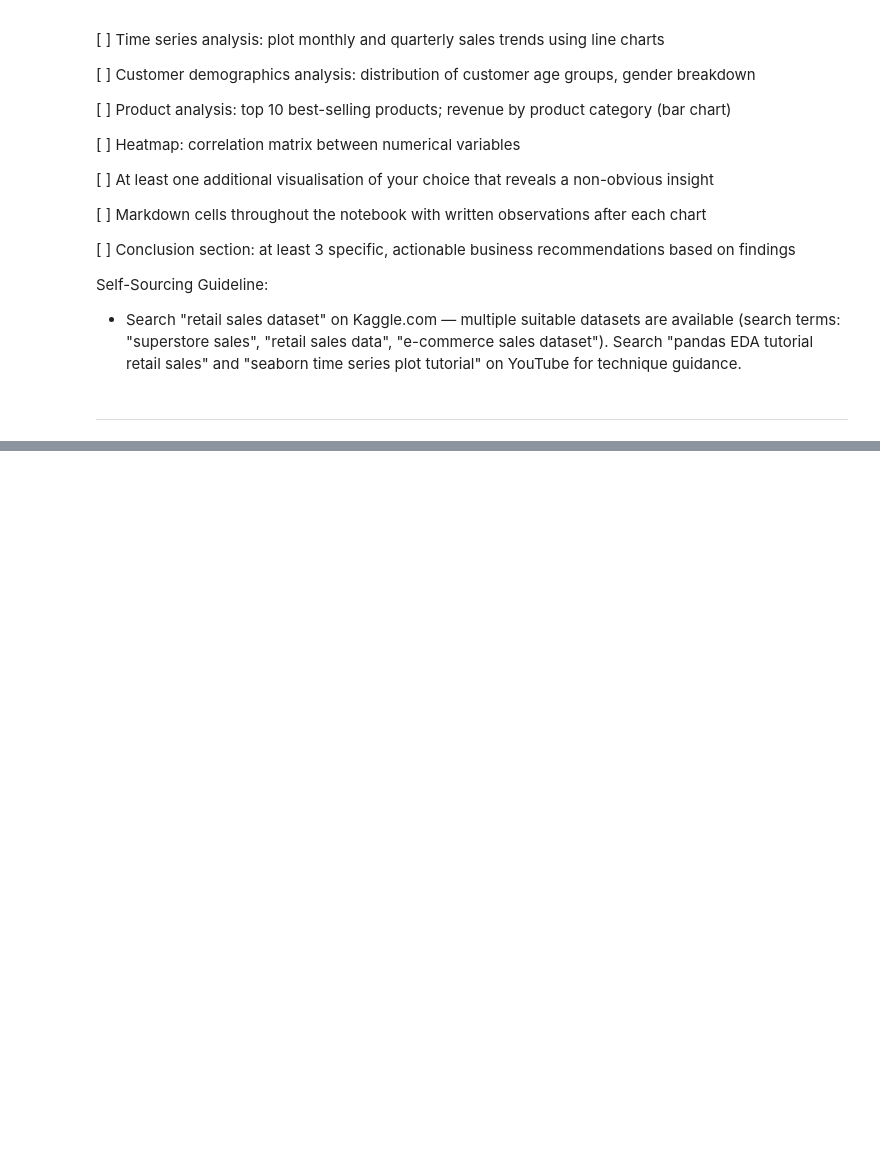
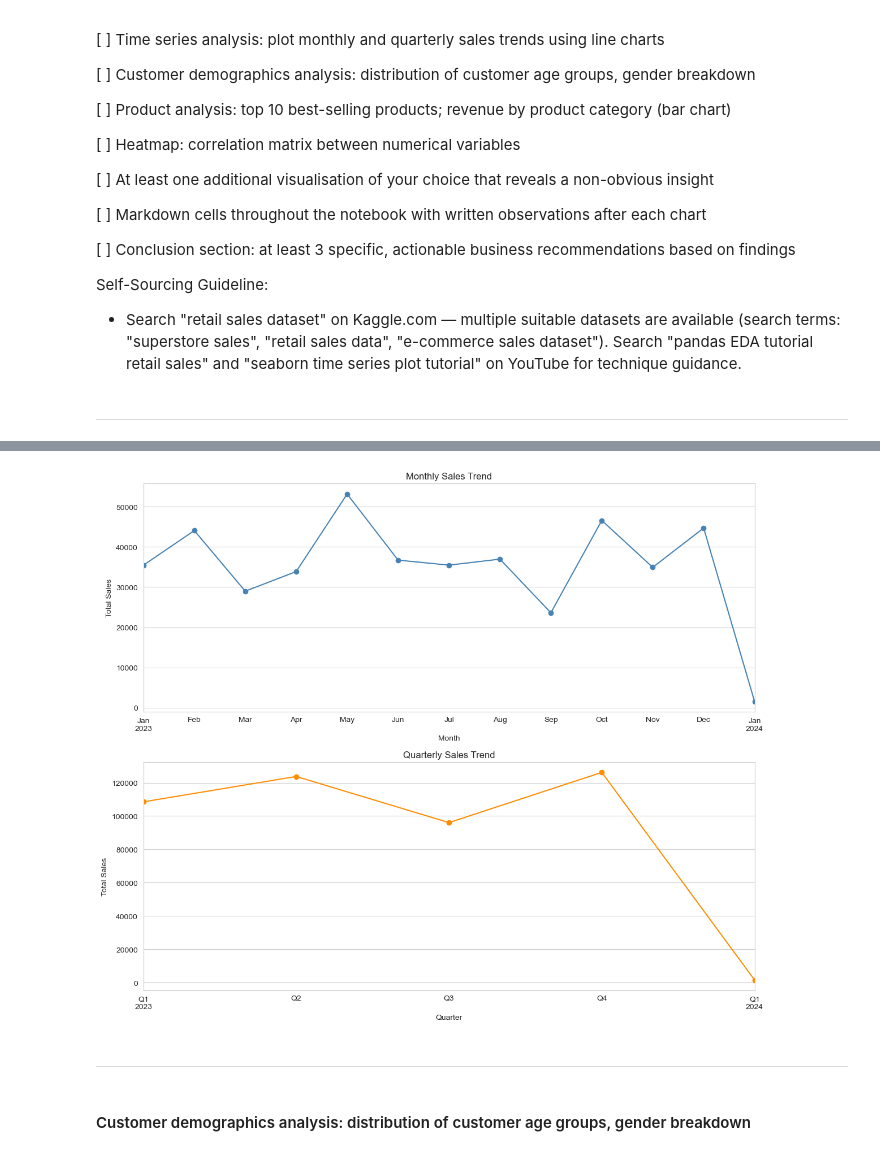
Before and after one commit to Tcndiamond/OIBSLIP, a Jupyter notebook: DataAnalytics-Task1-EDARetailSales/EDA Retail Sales.ipynb, the cells around one changed output, grey strips where cells are left out. Saved outputs shown, nothing was run; the diff lists cells and outputs as text; code cells hidden in the pictures; blank space fills up the shorter version.

Commit message:
Monthly and Quarterly Chart Trends

```diff
--- a/DataAnalytics-Task1-EDARetailSales/EDA Retail Sales.ipynb
+++ b/DataAnalytics-Task1-EDARetailSales/EDA Retail Sales.ipynb
@@ -63,0 +49,2 @@ Path to dataset files: C:\Users\Conqu\.cache\kagglehub\datasets\mohammadtalib786
+# %%
+df = pd.read_csv("retail_sales_dataset.csv")
@@ -63,0 +199,8 @@ Path to dataset files: C:\Users\Conqu\.cache\kagglehub\datasets\mohammadtalib786
+# %%
+monthly_sales = (
+    df.set_index("Date")["Total Amount"]
+      .resample("MS")
+      .sum()
+)
+
+monthly_sales
@@ -63,0 +223,8 @@ Path to dataset files: C:\Users\Conqu\.cache\kagglehub\datasets\mohammadtalib786
+# %%
+quarterly_sales = (
+    df.set_index("Date")["Total Amount"]
+      .resample("QS")
+      .sum()
+)
+
+quarterly_sales
@@ -63,0 +239,33 @@ Path to dataset files: C:\Users\Conqu\.cache\kagglehub\datasets\mohammadtalib786
+# %%
+fig, axes = plt.subplots(2, 1, figsize=(12, 10))
+
+monthly_sales.plot(
+    ax=axes[0],
+    kind="line",
+    marker="o",
+    color="steelblue"
+)
+axes[0].set_title("Monthly Sales Trend")
+axes[0].set_xlabel("Month")
+axes[0].set_ylabel("Total Sales")
+axes[0].grid(True)
+
+quarterly_sales.plot(
+    ax=axes[1],
+    kind="line",
+    marker="o",
+    color="darkorange"
+)
+axes[1].set_title("Quarterly Sales Trend")
+axes[1].set_xlabel("Quarter")
+axes[1].set_ylabel("Total Sales")
+axes[1].grid(True)
+
+plt.tight_layout()
+plt.show()
+# %% [output]
+[figure, added]
+# %% [markdown]
+---
+# %% [markdown]
+#### Customer demographics analysis: distribution of customer age groups, gender breakdown
```
Also changed, not shown: parts of 24 cells of this notebook.
